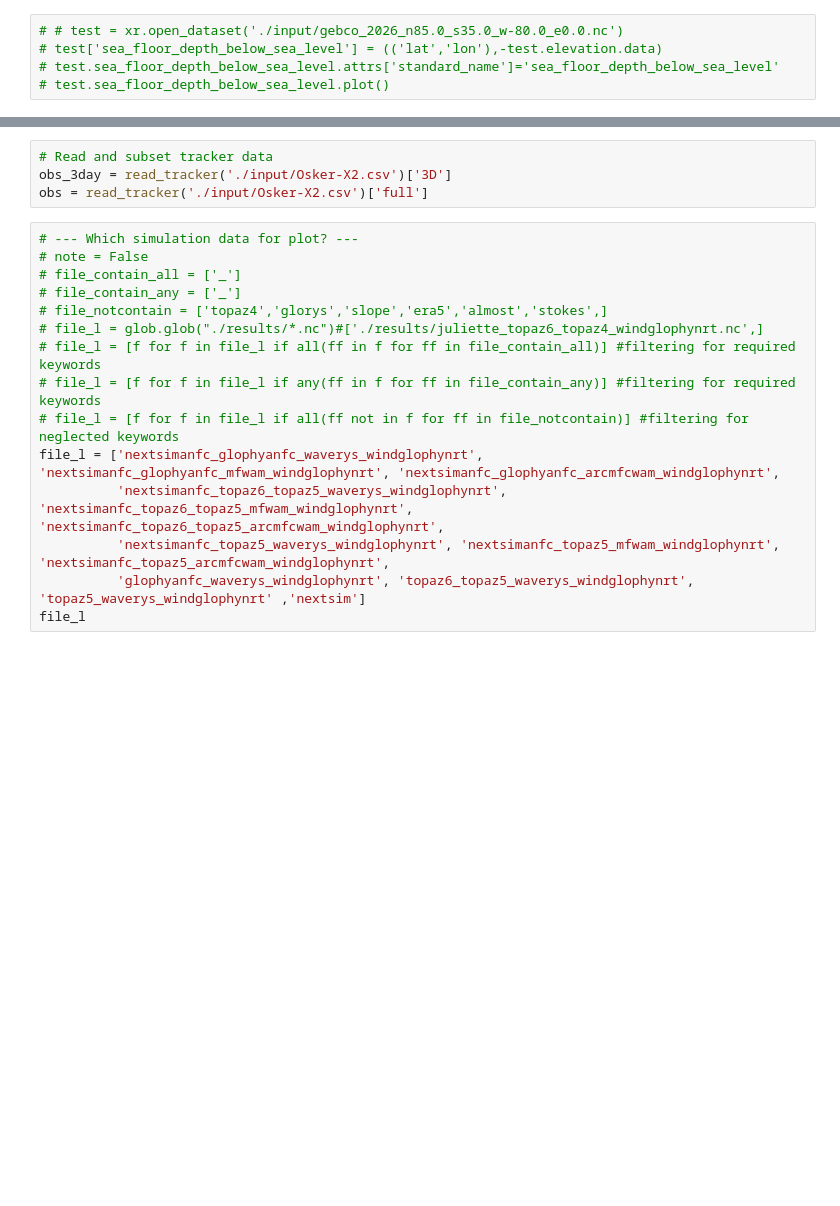
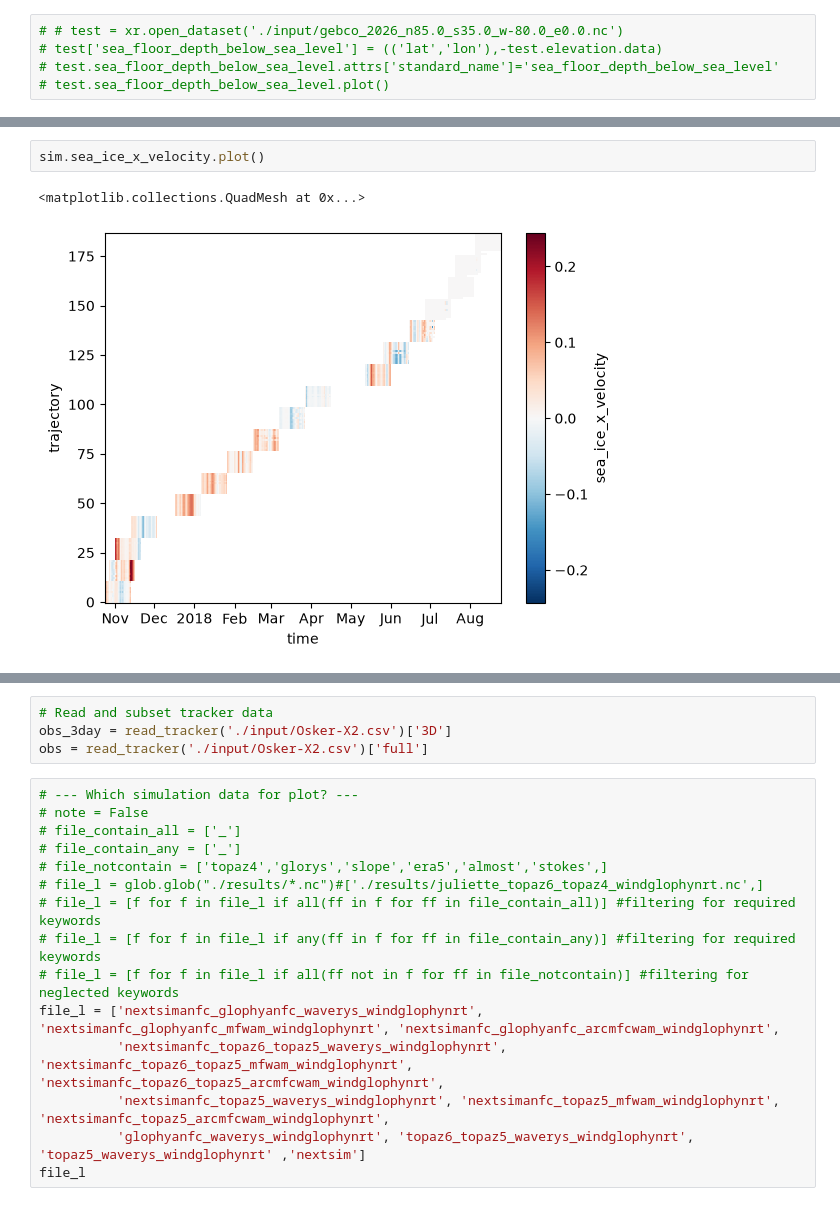
Before and after one commit to lia-f-h/openberg_july2026, a Jupyter notebook: scripts/analysis1.ipynb, the cells around one changed output, grey strips where cells are left out. Saved outputs shown, nothing was run; the diff lists cells and outputs as text; blank space fills up the shorter version.

```diff
--- a/scripts/analysis1.ipynb
+++ b/scripts/analysis1.ipynb
@@ -72,2 +88,7 @@ plt.show()
+# %%
+sim.sea_ice_x_velocity.plot()
+# %% [output]
+<matplotlib.collections.QuadMesh at 0x...>
+[figure, added]
 # %%
 # np.sum((sim.x_wind!=0.0) & (np.isnan(sim.x_wind)==False))
```
Also changed, not shown: parts of 4 cells of this notebook, 52 other files.
